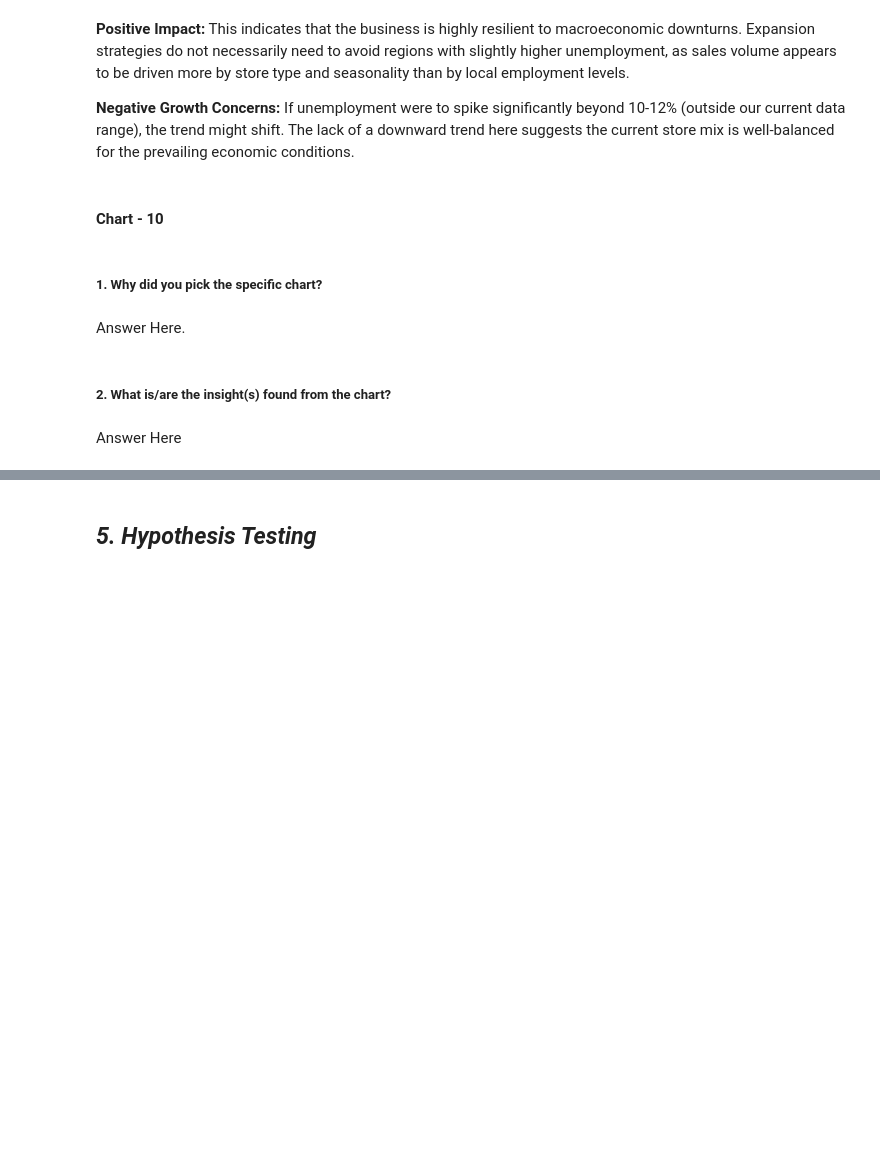
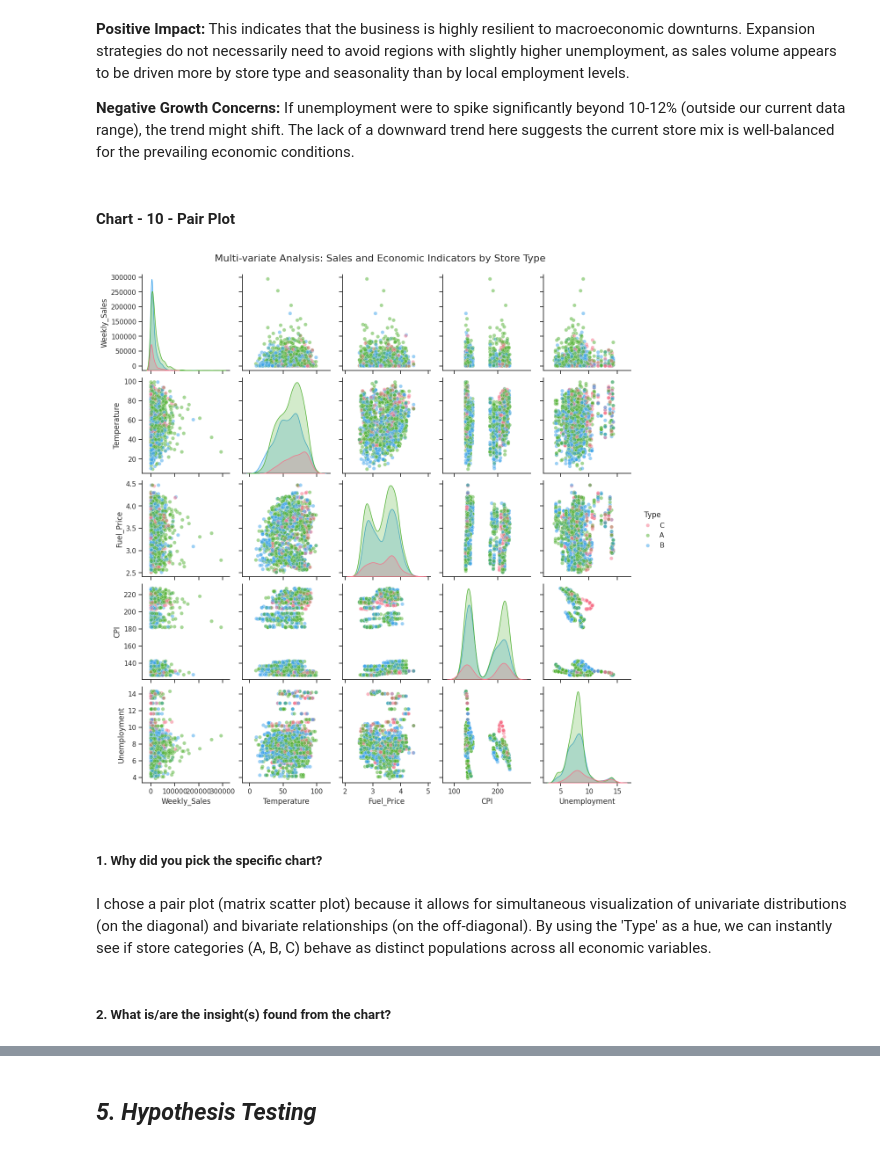
Before and after one commit to amol004/Integrated-Retail-Analytics-for-Store-Optimization-Advanced-Machine-Learning, a Jupyter notebook: Integrated_Retail_Analytics_for_Store_Optimization.ipynb, the cells around one changed output, grey strips where cells are left out. Saved outputs shown, nothing was run; the diff lists cells and outputs as text; code cells hidden in the pictures; blank space fills up the shorter version.

```diff
--- a/Integrated_Retail_Analytics_for_Store_Optimization.ipynb
+++ b/Integrated_Retail_Analytics_for_Store_Optimization.ipynb
@@ -944,4 +944,4 @@ Are there any insights that lead to negative growth? Justify with specific reaso
 
 **Negative Growth Concerns:** If unemployment were to spike significantly beyond 10-12% (outside our current data range), the trend might shift. The lack of a downward trend here suggests the current store mix is well-balanced for the prevailing economic conditions.
 # %% [markdown]
-#### Chart - 10
+#### Chart - 10 - Pair Plot
@@ -950,8 +948,24 @@ Are there any insights that lead to negative growth? Justify with specific reaso
+# %%
+# Pair Plot visualization code
+# Selecting key numerical variables for multi-variate relationship analysis
+core_metrics = ['Weekly_Sales', 'Temperature', 'Fuel_Price', 'CPI', 'Unemployment']
+
+# Creating the pairplot using a sample of the data for performance
+# Categorizing by 'Type' to see if store types form distinct clusters in multi-dimensional space
+sns.set(style="ticks")
+pair_plot = sns.pairplot(retail_data[core_metrics + ['Type']].sample(2000),
+                         hue='Type',
+                         diag_kind='kde',
+                         palette='husl',
+                         plot_kws={'alpha': 0.5})
+
+pair_plot.fig.suptitle('Multi-variate Analysis: Sales and Economic Indicators by Store Type', y=1.02, fontsize=16)
+plt.show()
+# %% [output]
+[figure, added]
 # %% [markdown]
 ##### 1. Why did you pick the specific chart?
-# %% [markdown]
-Answer Here.
+# %% [markdown]
+I chose a pair plot (matrix scatter plot) because it allows for simultaneous visualization of univariate distributions (on the diagonal) and bivariate relationships (on the off-diagonal). By using the 'Type' as a hue, we can instantly see if store categories (A, B, C) behave as distinct populations across all economic variables.
 # %% [markdown]
 ##### 2. What is/are the insight(s) found from the chart?
-# %% [markdown]
-Answer Here
```
Also changed, not shown: parts of 40 cells of this notebook.
